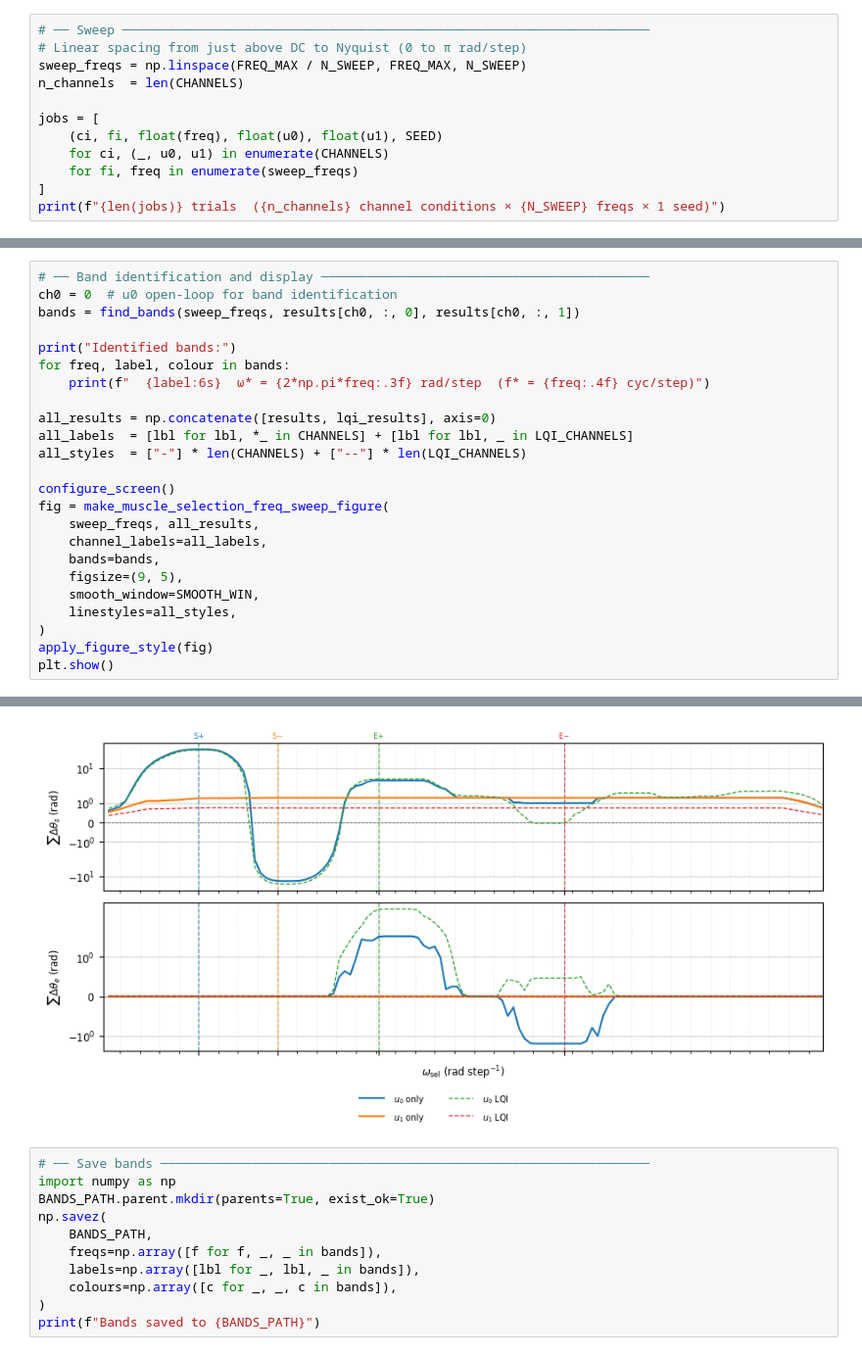
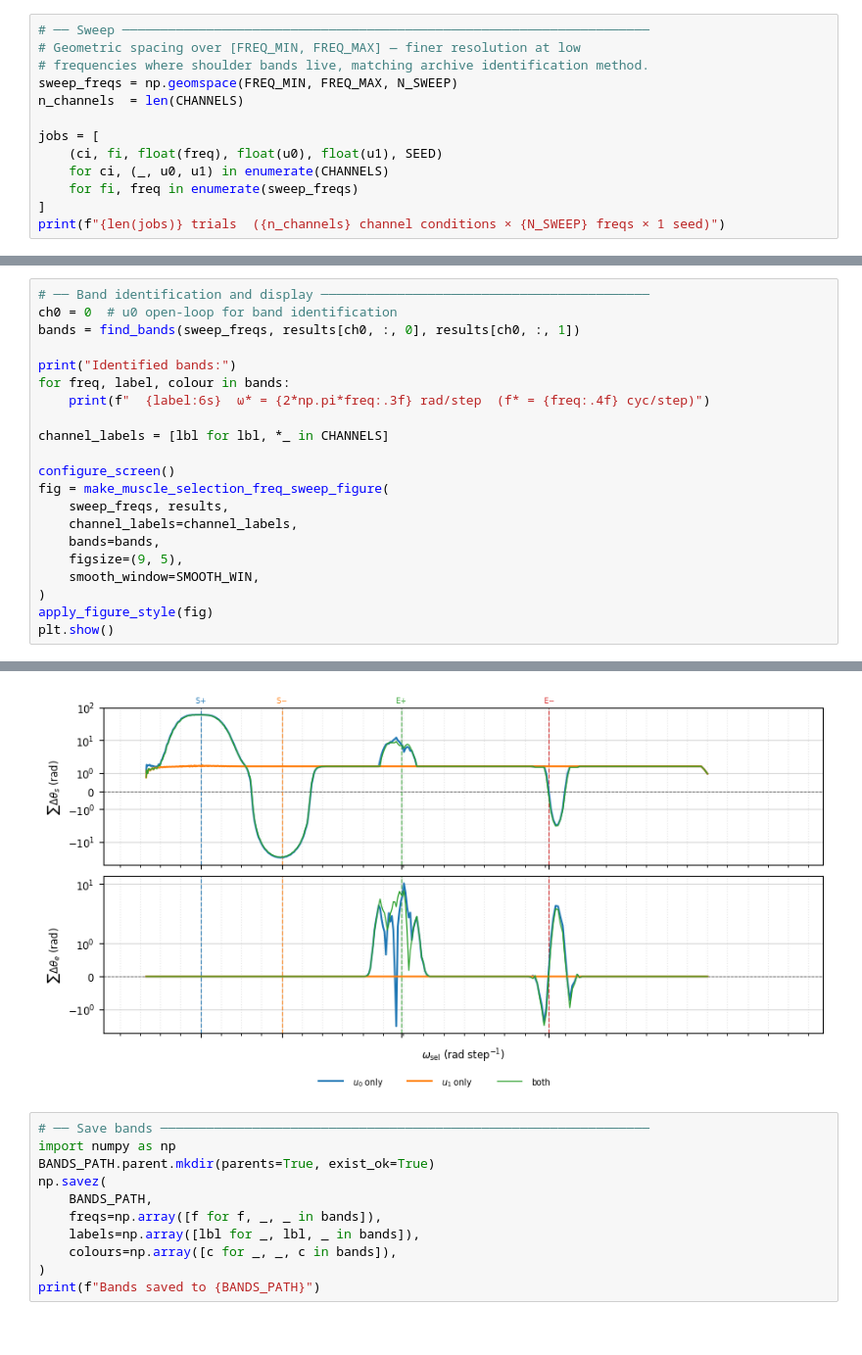
Before and after one commit to tahmidazam/gg4, a Jupyter notebook: notebooks/muscle_selection_freq_sweep/muscle_selection_freq_sweep.ipynb, the cells around one changed output, grey strips where cells are left out. Shown at 98% size. Saved outputs shown, nothing was run; the diff lists cells and outputs as text.

```diff
--- a/notebooks/muscle_selection_freq_sweep/muscle_selection_freq_sweep.ipynb
+++ b/notebooks/muscle_selection_freq_sweep/muscle_selection_freq_sweep.ipynb
@@ -63,7 +46,8 @@ LQI_TRIAL_KW = dict(
 # %%
 # ── Sweep ─────────────────────────────────────────────────────────────────────
-# Linear spacing from just above DC to Nyquist (0 to π rad/step)
-sweep_freqs = np.linspace(FREQ_MAX / N_SWEEP, FREQ_MAX, N_SWEEP)
+# Geometric spacing over [FREQ_MIN, FREQ_MAX] — finer resolution at low
+# frequencies where shoulder bands live, matching archive identification method.
+sweep_freqs = np.geomspace(FREQ_MIN, FREQ_MAX, N_SWEEP)
 n_channels  = len(CHANNELS)
 
 jobs = [
@@ -121,18 +78,15 @@ print("Identified bands:")
 for freq, label, colour in bands:
     print(f"  {label:6s}  ω* = {2*np.pi*freq:.3f} rad/step  (f* = {freq:.4f} cyc/step)")
 
-all_results = np.concatenate([results, lqi_results], axis=0)
-all_labels  = [lbl for lbl, *_ in CHANNELS] + [lbl for lbl, _ in LQI_CHANNELS]
-all_styles  = ["-"] * len(CHANNELS) + ["--"] * len(LQI_CHANNELS)
+channel_labels = [lbl for lbl, *_ in CHANNELS]
 
 configure_screen()
 fig = make_muscle_selection_freq_sweep_figure(
-    sweep_freqs, all_results,
-    channel_labels=all_labels,
+    sweep_freqs, results,
+    channel_labels=channel_labels,
     bands=bands,
     figsize=(9, 5),
     smooth_window=SMOOTH_WIN,
-    linestyles=all_styles,
 )
 apply_figure_style(fig)
 plt.show()
@@ -145,4 +99,4 @@ Identified bands:
-[figure, old version]
+[figure, new version]
 # %%
 # ── Save bands ────────────────────────────────────────────────────────────────
 import numpy as np
```
Also changed, not shown: parts of 10 cells of this notebook, 43 other files.
